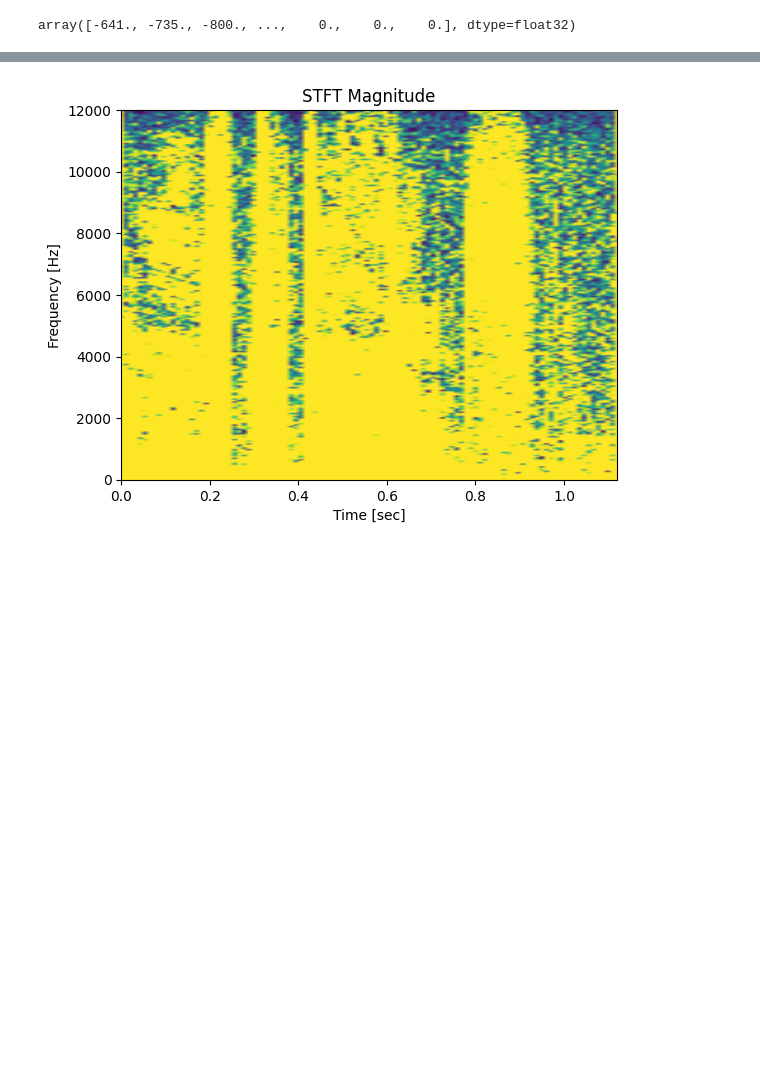
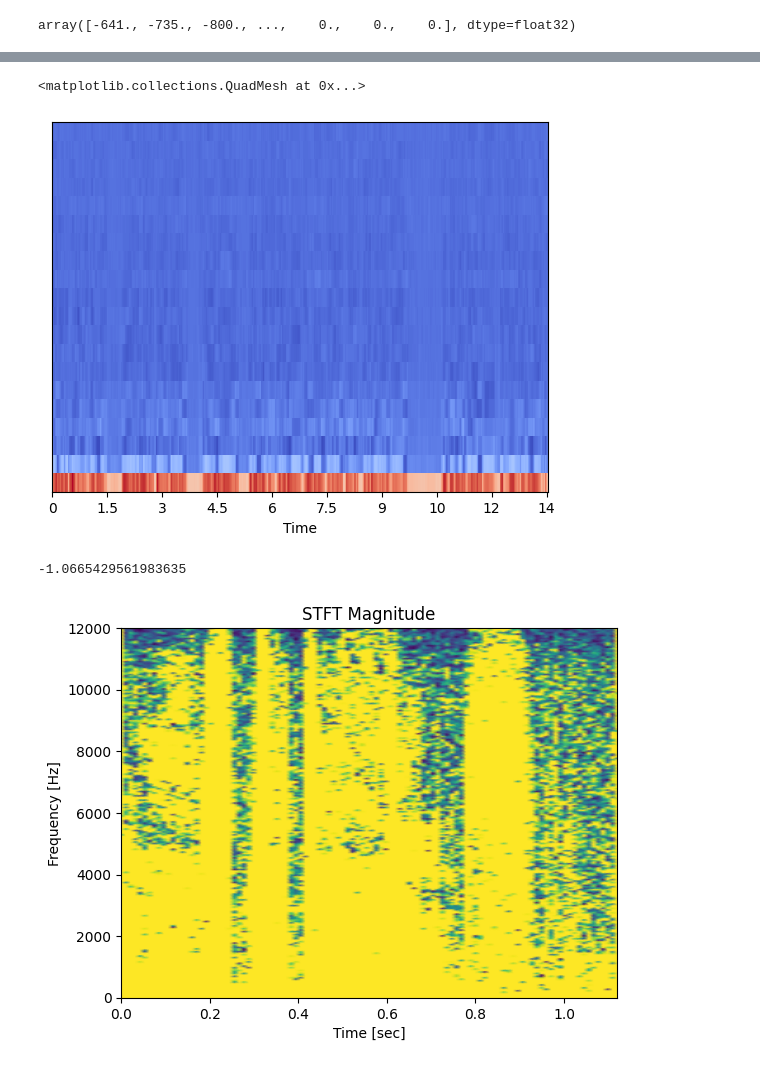
Before and after one commit to da4nik08/SW, a Jupyter notebook: Speech-Transf_preproc.ipynb, the cells around one changed output, grey strips where cells are left out. Saved outputs shown, nothing was run; the diff lists cells and outputs as text; code cells hidden in the pictures; blank space fills up the shorter version.

```diff
--- a/Speech-Transf_preproc.ipynb
+++ b/Speech-Transf_preproc.ipynb
@@ -241,3 +271,18 @@ test
+# %%
+mfcc = librosa.feature.mfcc(y=dataf, sr=samplerate, hop_length=512)
+pd = sklearn.preprocessing.scale(mfcc, axis=1)
+mean = np.mean(pd, axis=1, keepdims=True)
+std = np.std(pd, axis=1, keepdims=True)
+pd = (pd - mean) / std
+#mfcc = sklearn.preprocessing.scale(mfcc, axis=1)
+librosa.display.specshow(mfcc, sr=samplerate, x_axis='time')
+# %% [output]
+<matplotlib.collections.QuadMesh at 0x...>
+[figure, added]
+# %%
+mfcc[4, 5]
+# %% [output]
+-1.0665429561983635
 # %%
 samplerate, data2 = wavfile.read("198_129977_000021_000002.wav")
 # %%
```
Also changed, not shown: parts of 14 cells of this notebook.
